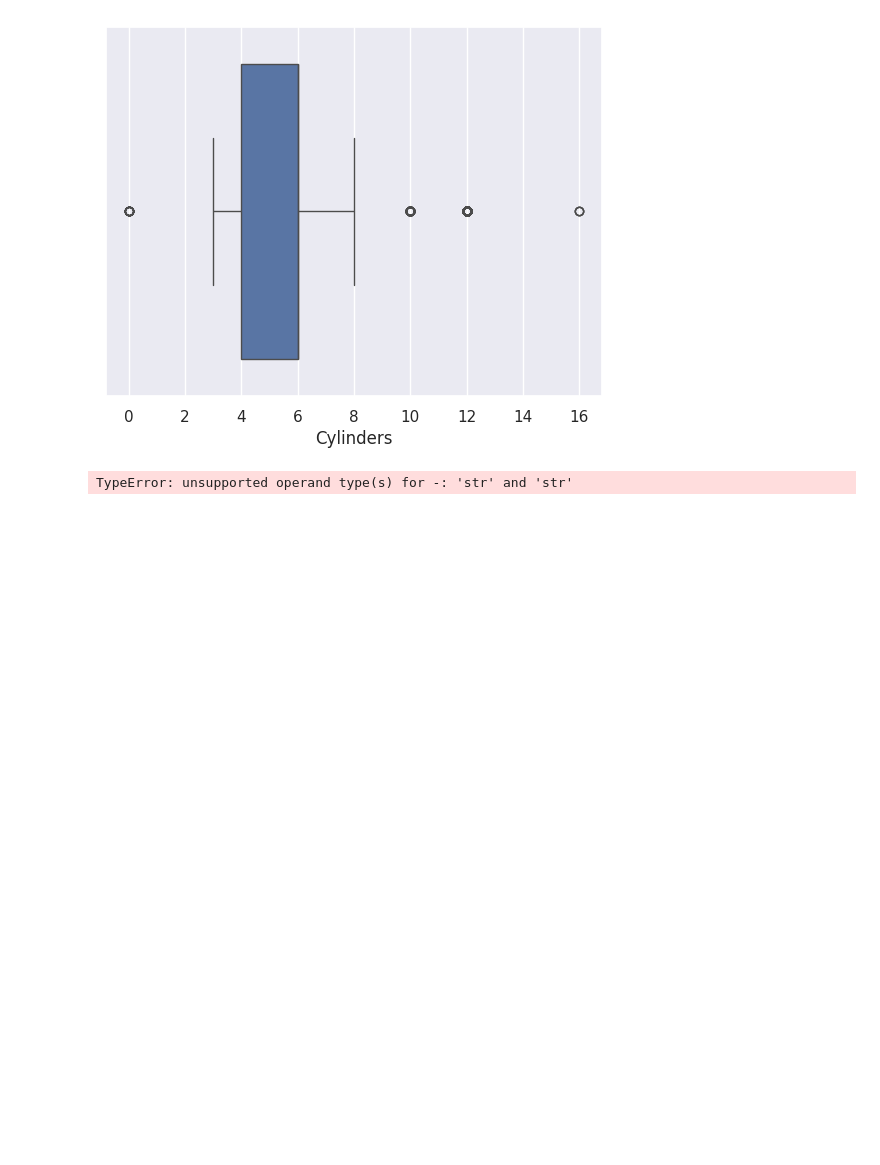
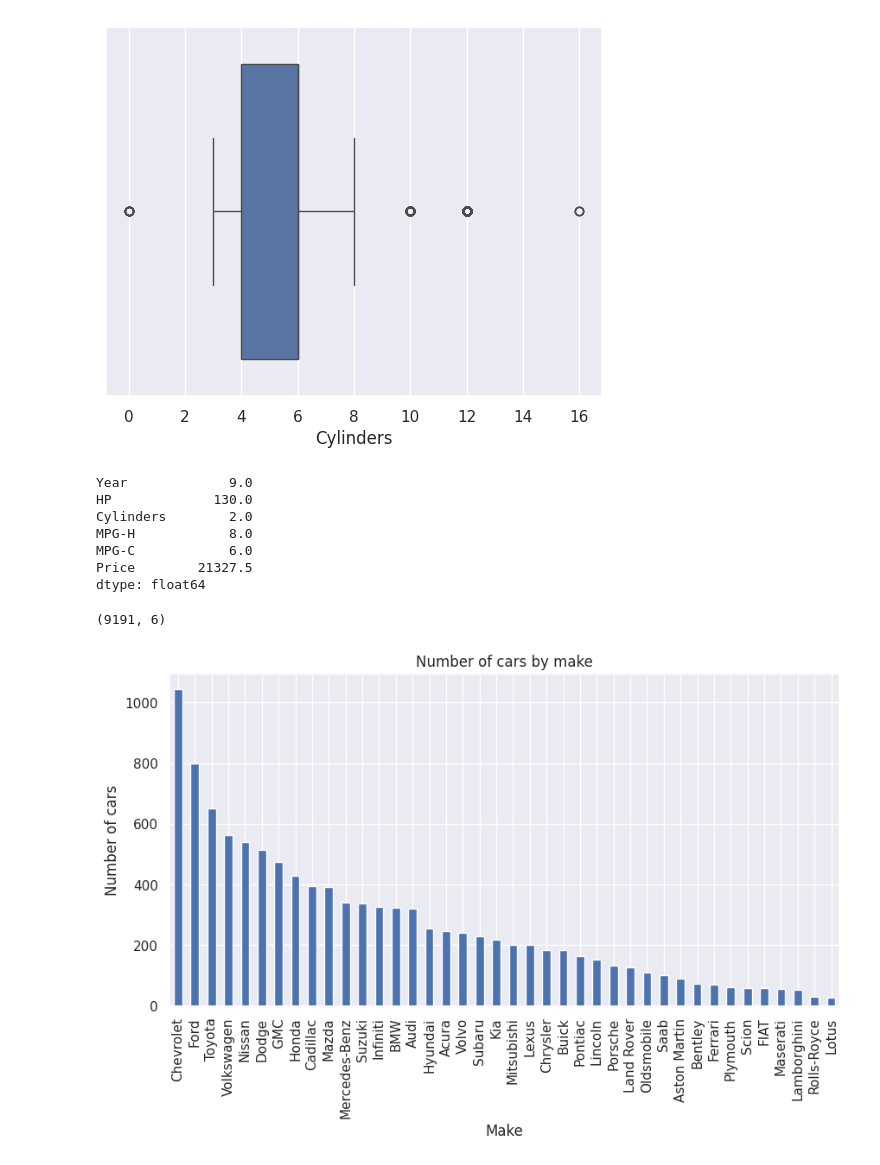
Before and after one commit to pain459/learn_ds, a Jupyter notebook: D2/eda_on_cars.ipynb, the cells around one changed output. Cells and saved outputs as stored; diff of their text form; code cells hidden in the pictures; blank space fills up the shorter version.

```diff
--- a/D2/eda_on_cars.ipynb
+++ b/D2/eda_on_cars.ipynb
@@ -190,7 +193,25 @@ sns.boxplot(x=df['Cylinders'])
 # %%
-Q1 = df.quantile(0.25)
-Q3 = df.quantile(0.75)
+Q1 = numeric_df.quantile(0.25)
+Q3 = numeric_df.quantile(0.75)
 IQR = Q3 - Q1
 print(IQR)
 # %% [output]
-TypeError: unsupported operand type(s) for -: 'str' and 'str'
+Year             9.0
+HP             130.0
+Cylinders        2.0
+MPG-H            8.0
+MPG-C            6.0
+Price        21327.5
+dtype: float64
+# %%
+numeric_df = numeric_df[~((numeric_df < (Q1 - 1.5 * IQR)) |(numeric_df > (Q3 + 1.5 * IQR))).any(axis=1)]
+numeric_df.shape
+# %% [output]
+(9191, 6)
+# %%
+df.Make.value_counts().nlargest(40).plot(kind='bar', figsize=(10,5))
+plt.title("Number of cars by make")
+plt.ylabel('Number of cars')
+plt.xlabel('Make');
+# %% [output]
+[figure, added]
```
Also changed, not shown: parts of 9 cells of this notebook.
